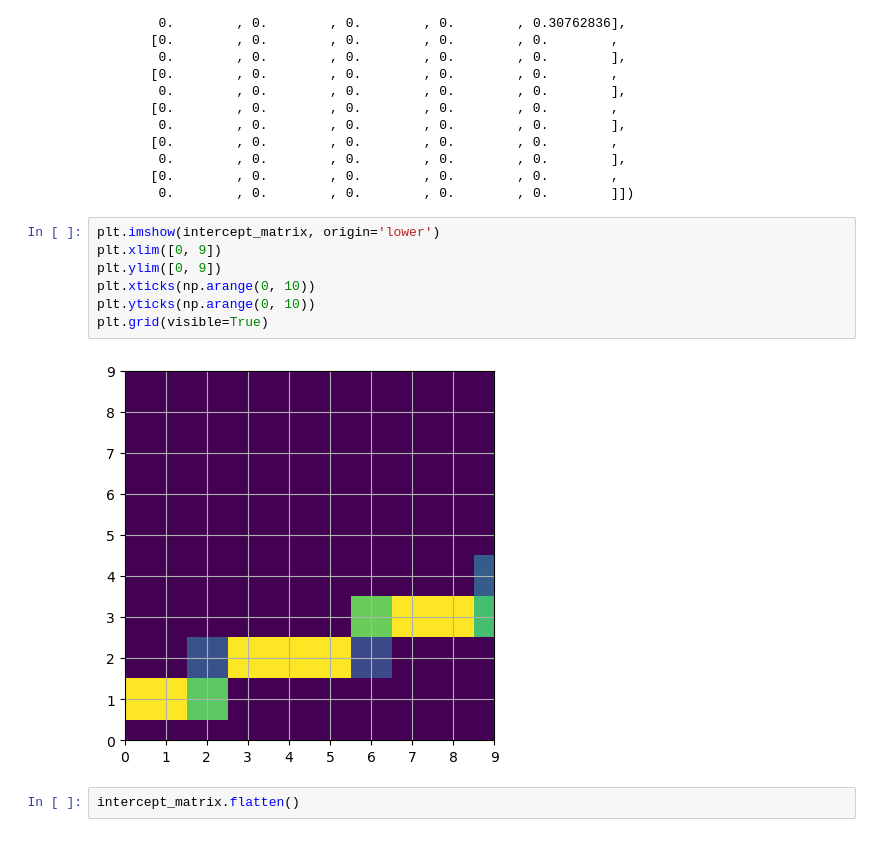
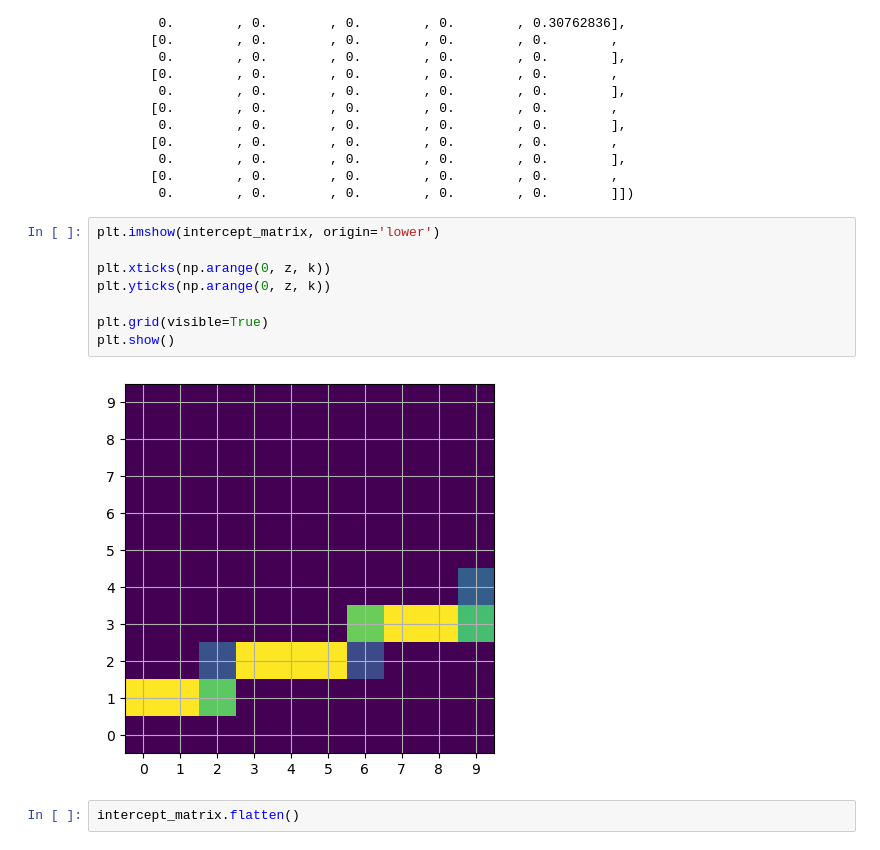
Before and after one commit to aakashks/CT-Reconstruction-2D, a Jupyter notebook: CT_image_reconstruction/implemented_subparts.ipynb, the cells around one changed output. Cells and saved outputs as stored; diff of their text form.

```diff
--- a/CT_image_reconstruction/implemented_subparts.ipynb
+++ b/CT_image_reconstruction/implemented_subparts.ipynb
@@ -81,13 +83,14 @@ array([[0.        , 0.        , 0.        , 0.        , 0.        ,
         0.        , 0.        , 0.        , 0.        , 0.        ]])
 # %%
 plt.imshow(intercept_matrix, origin='lower')
-plt.xlim([0, 9])
-plt.ylim([0, 9])
-plt.xticks(np.arange(0, 10))
-plt.yticks(np.arange(0, 10))
+
+plt.xticks(np.arange(0, z, k))
+plt.yticks(np.arange(0, z, k))
+
 plt.grid(visible=True)
+plt.show()
 # %% [output]
-[figure, old version]
+[figure, new version]
 # %%
 intercept_matrix.flatten()
 # %% [output]
```
Also changed, not shown: parts of 6 cells of this notebook, 3 other files.
